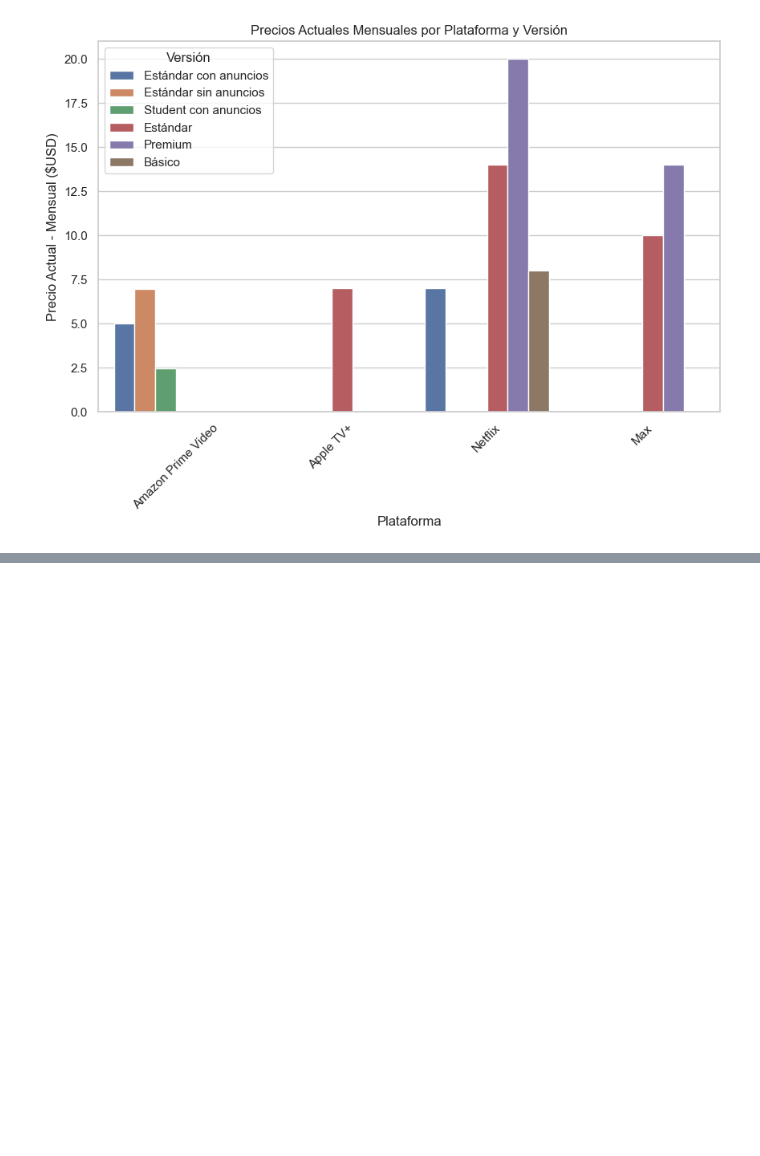
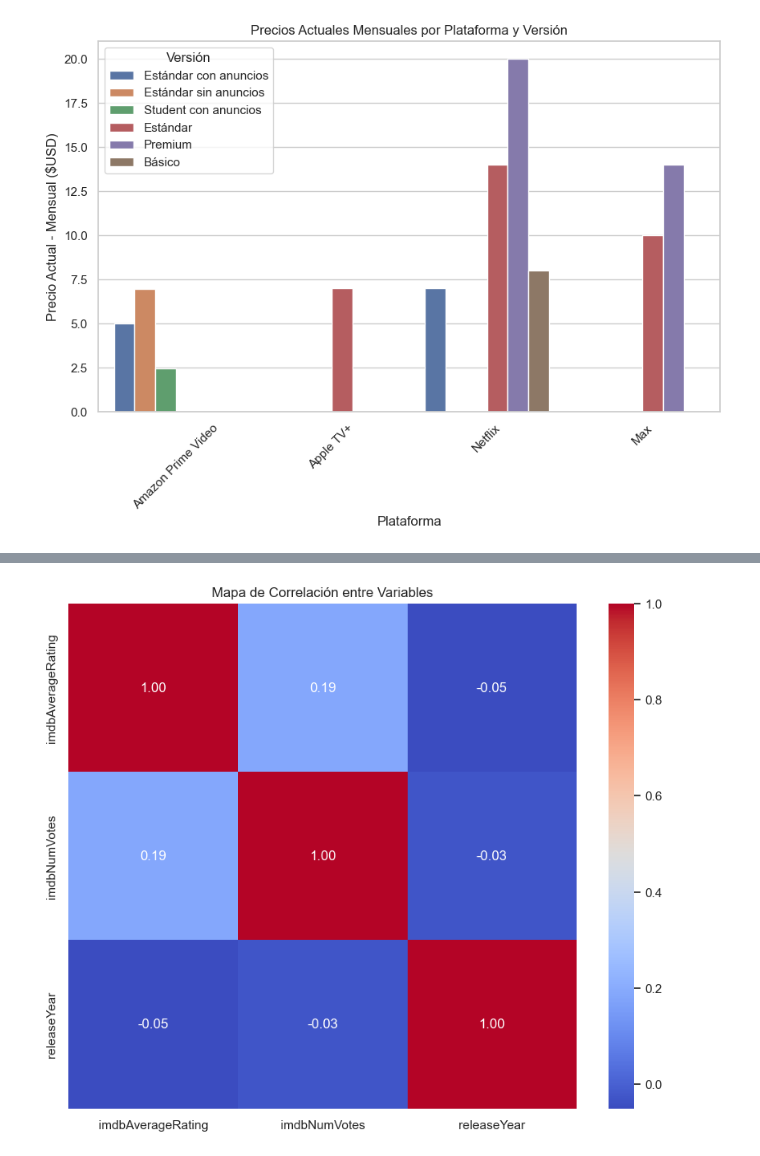
Before and after one commit to Sergio050799/Streaming_Data_Exploration, a Jupyter notebook: notebooks/03_data_visualization.ipynb, the cells around one changed output, grey strips where cells are left out. Saved outputs shown, nothing was run; the diff lists cells and outputs as text; code cells hidden in the pictures; blank space fills up the shorter version.

```diff
--- a/notebooks/03_data_visualization.ipynb
+++ b/notebooks/03_data_visualization.ipynb
@@ -78,0 +144,10 @@ plt.show()
+# %%
+# Visualización 9: Heatmap de correlación entre variables
+plt.figure(figsize=(10, 8))
+correlation_matrix = all_data[['imdbAverageRating', 'imdbNumVotes', 'releaseYear']].corr()
+sns.heatmap(correlation_matrix, annot=True, cmap='coolwarm', fmt='.2f')
+plt.title('Mapa de Correlación entre Variables')
+plt.show()
+# Respuesta: ¿Qué variables tienen correlaciones significativas?
+# %% [output]
+[figure, added]
```
Also changed, not shown: parts of 12 cells of this notebook, 1 other file.
